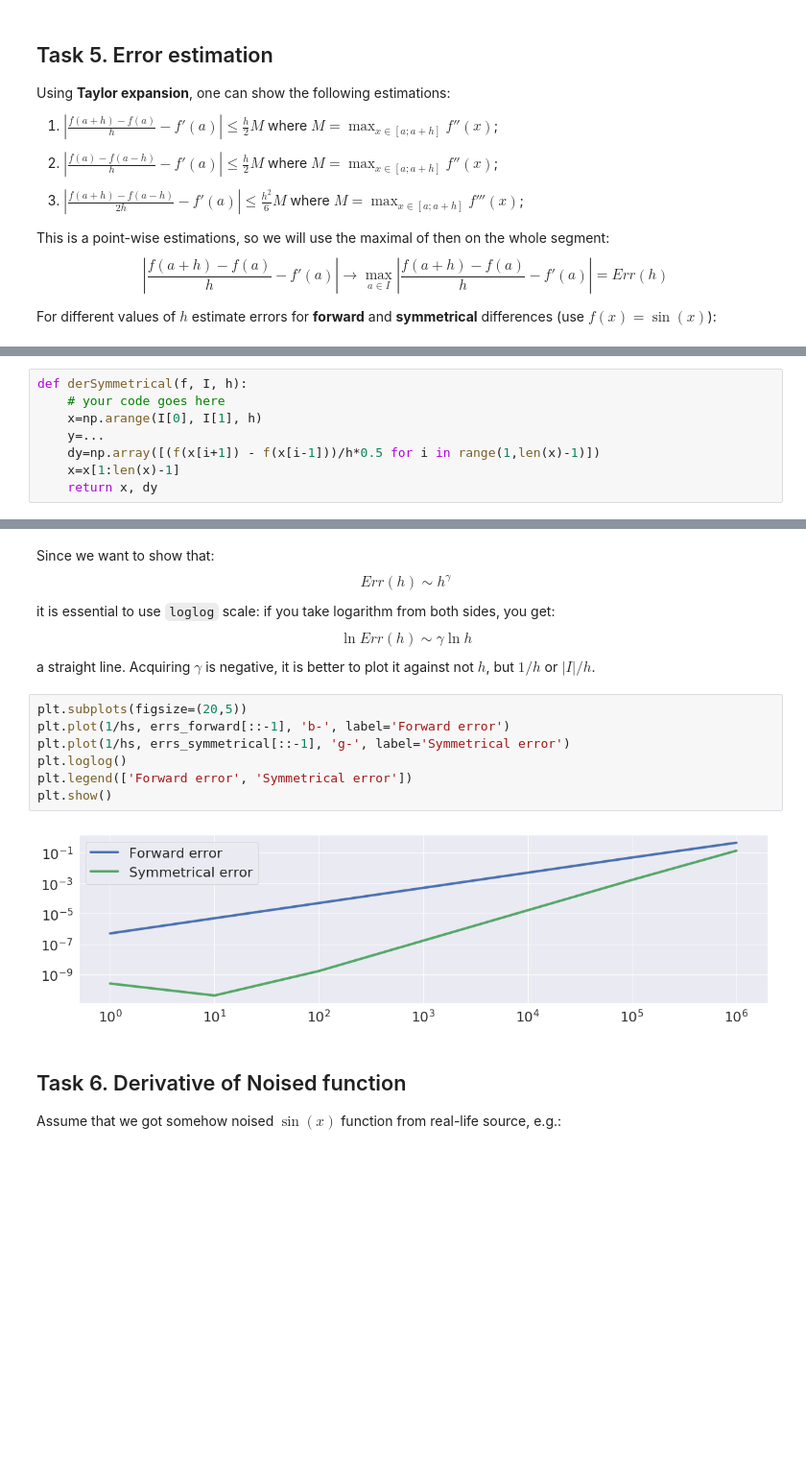
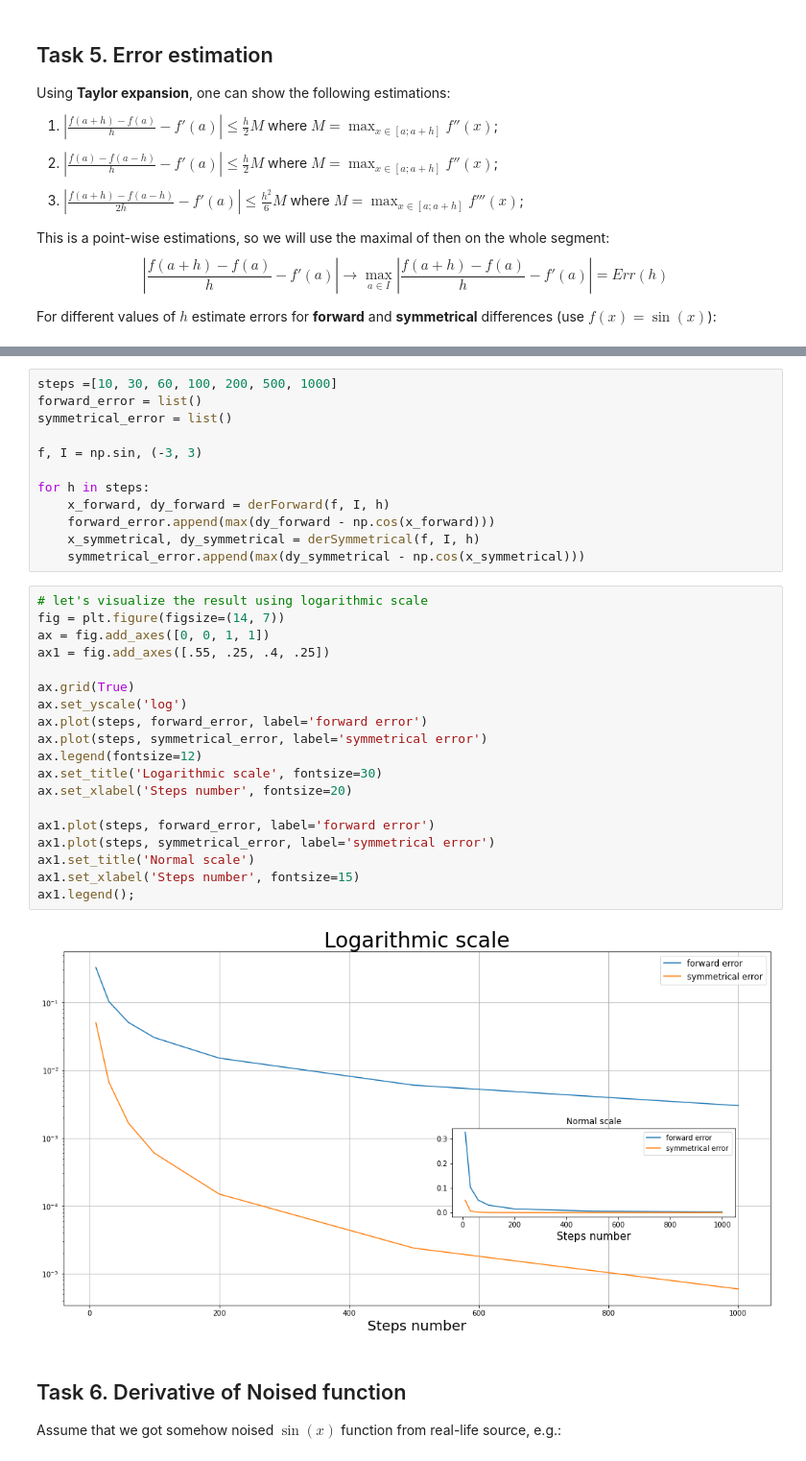
Before and after one commit to perfeus/math-for-ml, a Jupyter notebook: differentiation.ipynb, the cells around one changed output, grey strips where cells are left out. Shown at 96% size. Drawn from its saved outputs; the diff is of its cells as text; blank space fills up the shorter version.

```diff
--- a/differentiation.ipynb
+++ b/differentiation.ipynb
@@ -268,8 +251,0 @@ def derForward(f, I, h):
-# %%
-def derSymmetrical(f, I, h):
-    # your code goes here
-    x=np.arange(I[0], I[1], h)
-    y=...
-    dy=np.array([(f(x[i+1]) - f(x[i-1]))/h*0.5 for i in range(1,len(x)-1)])
-    x=x[1:len(x)-1]
-    return x, dy
@@ -331,20 +252,36 @@ print(errs_symmetrical, len(errs_symmetrical))
-# %% [markdown]
-Since we want to show that:
-$$
-Err(h) \sim h^\gamma
-$$
-it is essential to use `loglog` scale: if you take logarithm from both sides, you get:
-$$ \ln Err(h) \sim \gamma \ln h $$
-a straight line. Acquiring $\gamma$ is negative, it is better to plot it against not $h$, but $1/h$ or $|I|/h$.
-# %%
-plt.subplots(figsize=(20,5))
-plt.plot(1/hs, errs_forward[::-1], 'b-', label='Forward error')
-plt.plot(1/hs, errs_symmetrical[::-1], 'g-', label='Symmetrical error')
-plt.loglog()
-plt.legend(['Forward error', 'Symmetrical error'])
-plt.show()
-# %% [output]
-[figure, removed]
+# %%
+steps =[10, 30, 60, 100, 200, 500, 1000]
+forward_error = list()
+symmetrical_error = list()
+
+f, I = np.sin, (-3, 3)
+
+for h in steps:
+    x_forward, dy_forward = derForward(f, I, h)
+    forward_error.append(max(dy_forward - np.cos(x_forward)))
+    x_symmetrical, dy_symmetrical = derSymmetrical(f, I, h)
+    symmetrical_error.append(max(dy_symmetrical - np.cos(x_symmetrical)))
+# %%
+# let's visualize the result using logarithmic scale
+fig = plt.figure(figsize=(14, 7))
+ax = fig.add_axes([0, 0, 1, 1])
+ax1 = fig.add_axes([.55, .25, .4, .25])
+
+ax.grid(True)
+ax.set_yscale('log')
+ax.plot(steps, forward_error, label='forward error')
+ax.plot(steps, symmetrical_error, label='symmetrical error')
+ax.legend(fontsize=12)
+ax.set_title('Logarithmic scale', fontsize=30)
+ax.set_xlabel('Steps number', fontsize=20)
+
+ax1.plot(steps, forward_error, label='forward error')
+ax1.plot(steps, symmetrical_error, label='symmetrical error')
+ax1.set_title('Normal scale')
+ax1.set_xlabel('Steps number', fontsize=15)
+ax1.legend();
+# %% [output]
+[figure, added]
 # %% [markdown]
 ## Task 6. Derivative of Noised function
 
```
Also changed, not shown: parts of 6 cells of this notebook.
